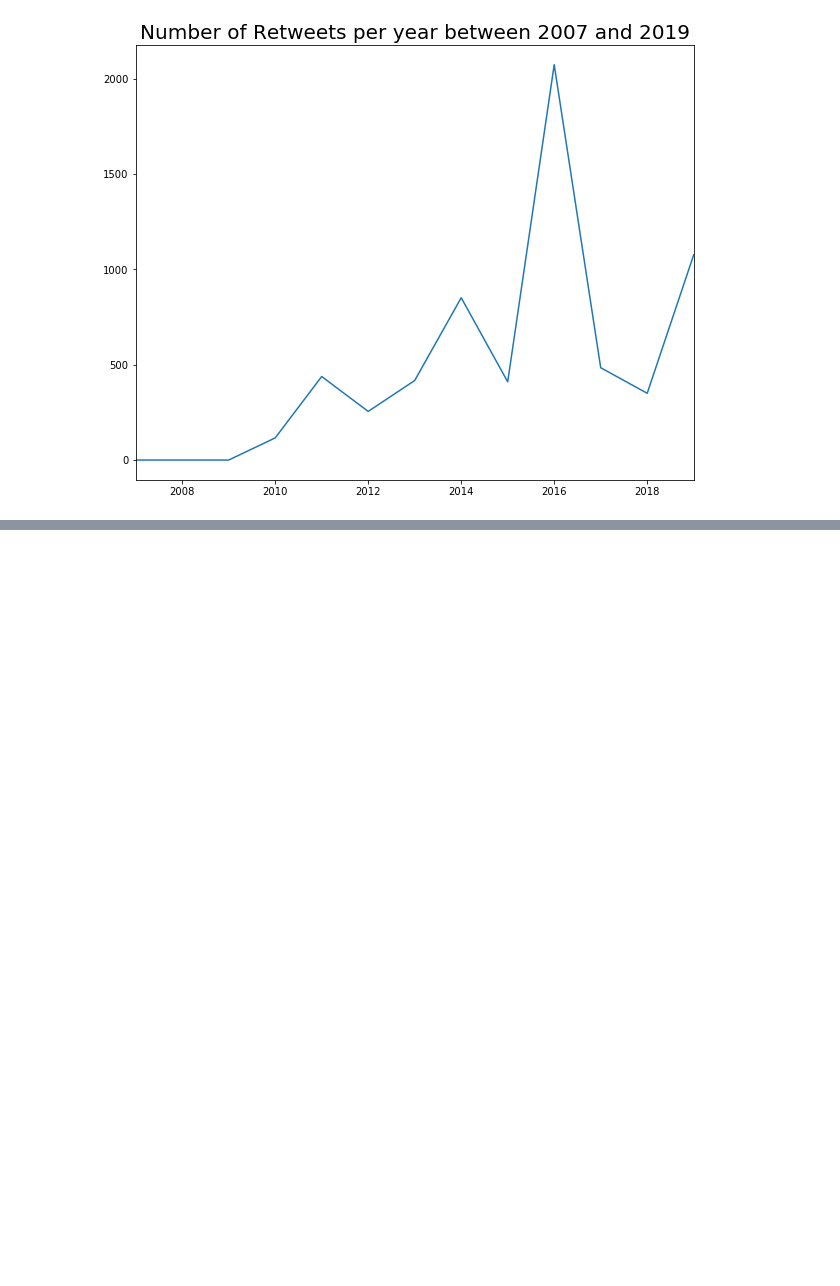
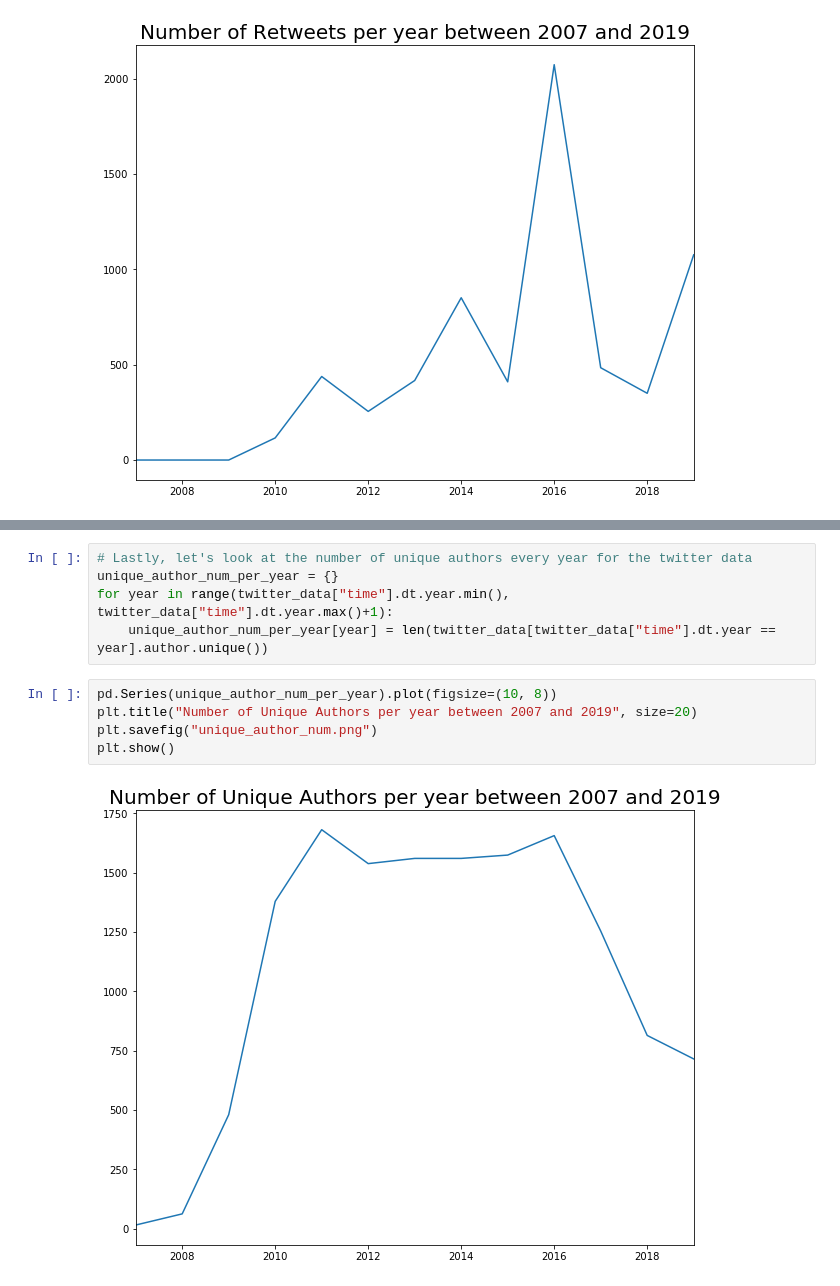
Before and after one commit to rachel-ker/refugeediscourse, a Jupyter notebook: Data_extraction.ipynb, the cells around one changed output, grey strips where cells are left out. Drawn from its saved outputs; the diff is of its cells as text; blank space fills up the shorter version.

```diff
--- a/Data_extraction.ipynb
+++ b/Data_extraction.ipynb
@@ -195,0 +215,12 @@ plt.show()
+# %%
+# Lastly, let's look at the number of unique authors every year for the twitter data
+unique_author_num_per_year = {}
+for year in range(twitter_data["time"].dt.year.min(), twitter_data["time"].dt.year.max()+1):
+    unique_author_num_per_year[year] = len(twitter_data[twitter_data["time"].dt.year == year].author.unique())
+# %%
+pd.Series(unique_author_num_per_year).plot(figsize=(10, 8))
+plt.title("Number of Unique Authors per year between 2007 and 2019", size=20)
+plt.savefig("unique_author_num.png")
+plt.show()
+# %% [output]
+[figure, added]
```
Also changed, not shown: parts of 3 cells of this notebook.
